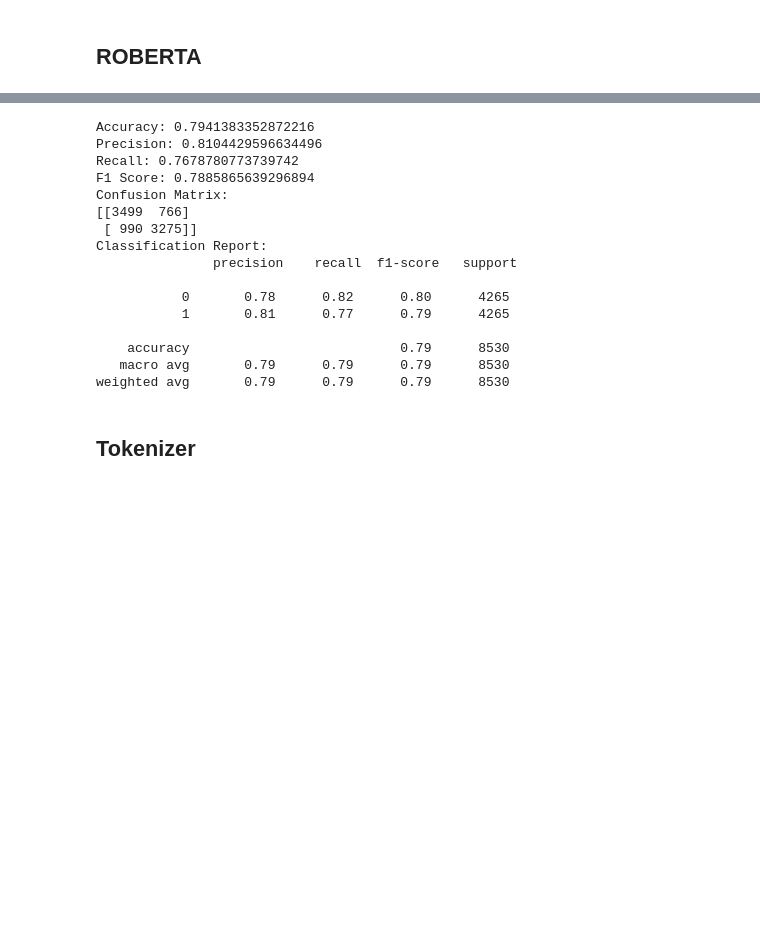
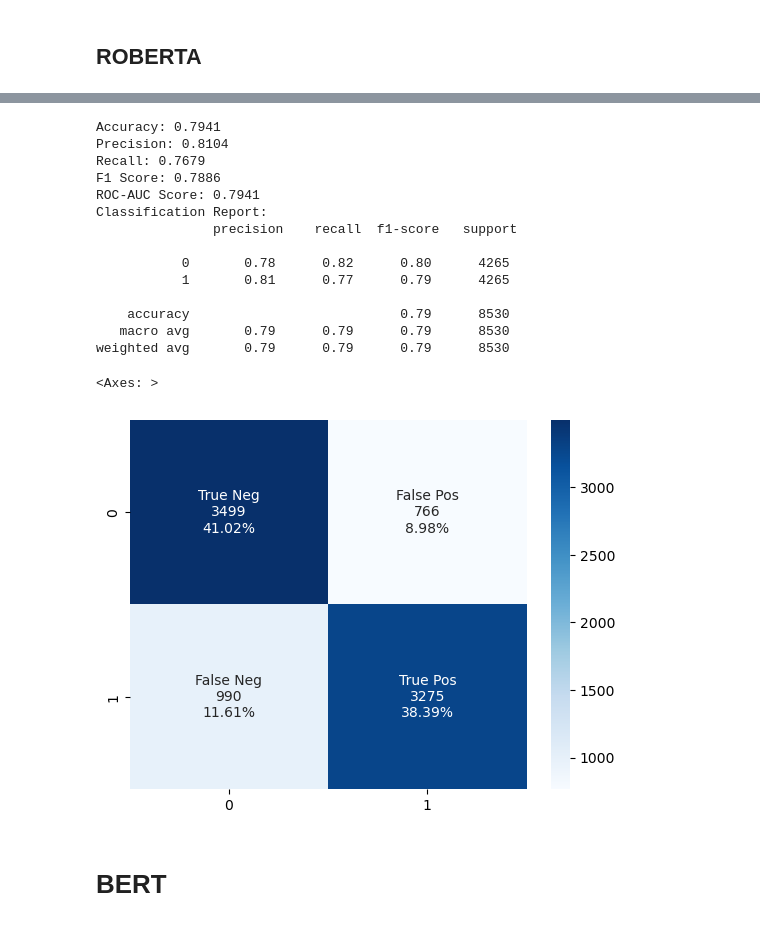
Before and after one commit to AnaqiAmir/Rotten-Tomatoes-Sentiment-Analyst, a Jupyter notebook: analysis.ipynb, the cells around one changed output, grey strips where cells are left out. Drawn from its saved outputs; the diff is of its cells as text; code cells hidden in the pictures; blank space fills up the shorter version.

```diff
--- a/analysis.ipynb
+++ b/analysis.ipynb
@@ -365,38 +433,48 @@ roberta
 # %%
-# Calculate classification metrics
-y_true = roberta['label']
+# Assign labels
+y_true = train_df['label']
 y_pred = roberta['roberta_labels']
 
-accuracy = accuracy_score(y_true, y_pred)
-precision = precision_score(y_true, y_pred)
-recall = recall_score(y_true, y_pred)
-f1 = f1_score(y_true, y_pred)
+# Classification metrics
+accuracy = round(accuracy_score(y_true, y_pred), 4)
+precision = round(precision_score(y_true, y_pred), 4)
+recall = round(recall_score(y_true, y_pred), 4)
+f1 = round(f1_score(y_true, y_pred), 4)
+roc_auc = round(roc_auc_score(y_true, y_pred), 4)
 conf_matrix = confusion_matrix(y_true, y_pred)
 report = classification_report(y_true, y_pred)
 
 # Print results
 print(f"Accuracy: {accuracy}")
 print(f"Precision: {precision}")
 print(f"Recall: {recall}")
 print(f"F1 Score: {f1}")
-print(f"Confusion Matrix:\n{conf_matrix}")
+print(f"ROC-AUC Score: {roc_auc}")
 print("Classification Report:\n", report)
+
+# Confusion matrix
+group_names = ["True Neg","False Pos","False Neg","True Pos"]
+group_counts = ["{0:0.0f}".format(value) for value in conf_matrix.flatten()]
+group_percentages = ["{0:.2%}".format(value) for value in conf_matrix.flatten()/np.sum(conf_matrix)]
+labels = [f"{v1}\n{v2}\n{v3}" for v1, v2, v3 in zip(group_names,group_counts,group_percentages)]
+labels = np.asarray(labels).reshape(2,2)
+sns.heatmap(conf_matrix, annot=labels, fmt='', cmap='Blues')
 # %% [output]
-Accuracy: 0.7941383352872216
-Precision: 0.8104429596634496
-Recall: 0.7678780773739742
-F1 Score: 0.7885865639296894
-Confusion Matrix:
-[[3499  766]
- [ 990 3275]]
+Accuracy: 0.7941
+Precision: 0.8104
+Recall: 0.7679
+F1 Score: 0.7886
+ROC-AUC Score: 0.7941
 Classification Report:
                precision    recall  f1-score   support
 
            0       0.78      0.82      0.80      4265
            1       0.81      0.77      0.79      4265
 
     accuracy                           0.79      8530
    macro avg       0.79      0.79      0.79      8530
 weighted avg       0.79      0.79      0.79      8530
+<Axes: >
+[figure, added]
 # %% [markdown]
-## Tokenizer
+# BERT
```
Also changed, not shown: parts of 40 cells of this notebook.
